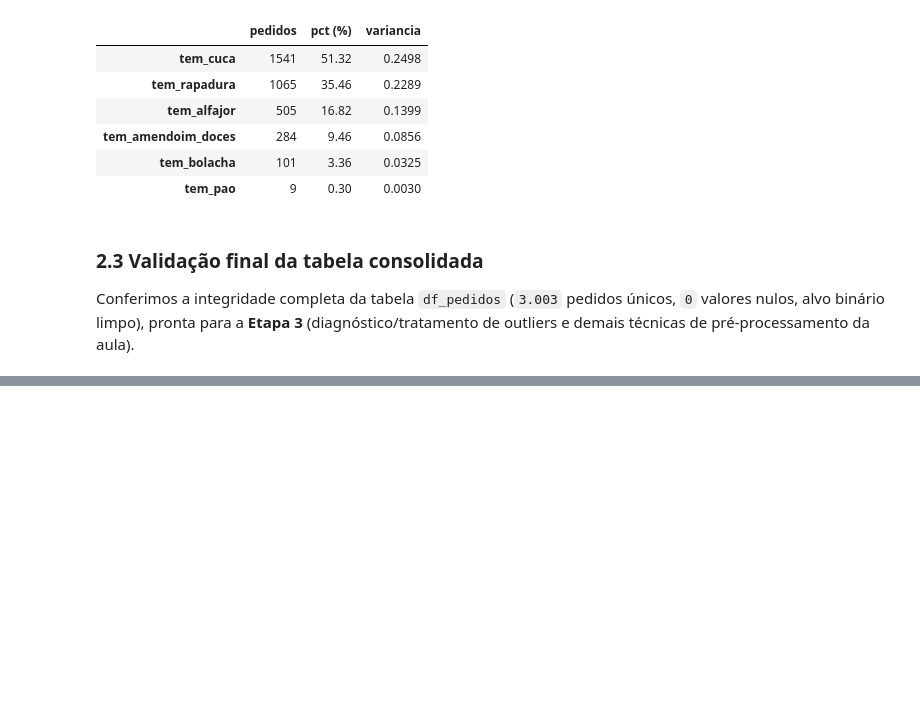
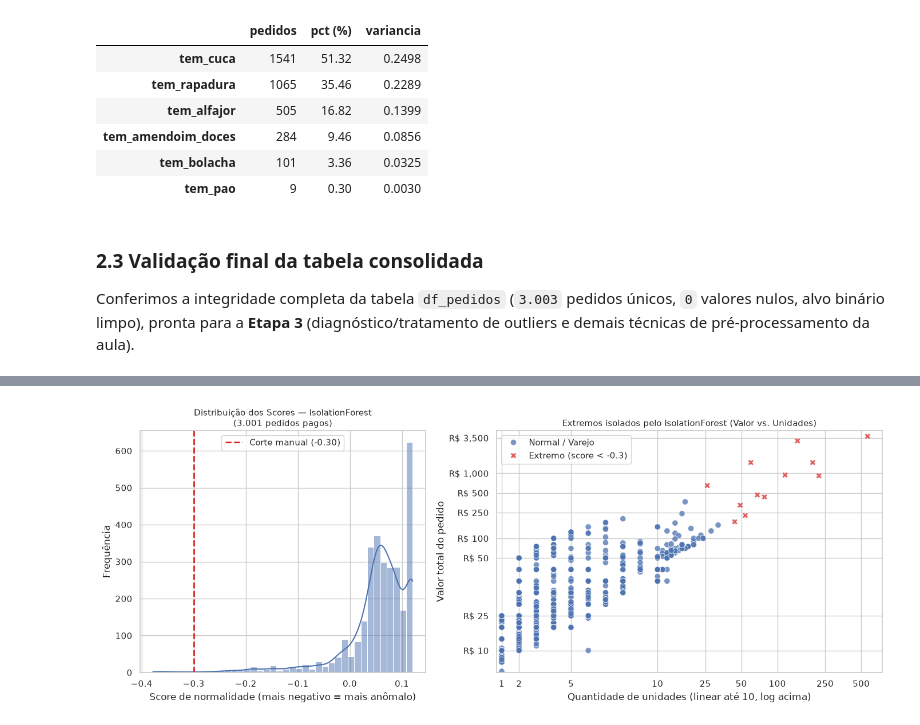
Before and after one commit to SIS-AMF/2026-2_trabalho_g2_cd, a Jupyter notebook: trabalho_g2.ipynb, the cells around one changed output, grey strips where cells are left out. Saved outputs shown, nothing was run; the diff lists cells and outputs as text; code cells hidden in the pictures; blank space fills up the shorter version.

```diff
--- a/trabalho_g2.ipynb
+++ b/trabalho_g2.ipynb
@@ -499,0 +566,88 @@ Distribuição do alvo (pagamento_digital: 0=Dinheiro, 1=Digital):
+# %%
+# 2. Regra de domínio: remover pedidos gratuitos (valor_total <= 0)
+pedidos_gratuitos = df_pedidos[df_pedidos["pedido_valor_total"] <= 0][
+    ["evento_nome", "pedido_subtotal", "pedido_valor_total", "qtd_unidades", "qtd_itens", "pagamento_digital"]
+]
+print(f"Pedidos gratuitos removidos por regra de domínio (valor_total <= 0): {len(pedidos_gratuitos)}")
+display(pedidos_gratuitos)
+
+df_pagos = df_pedidos[df_pedidos["pedido_valor_total"] > 0].copy().reset_index(drop=True)
+assert len(pedidos_gratuitos) == 2
+assert len(df_pagos) == 3001
+
+# 3. IsolationForest sobre os 3.001 pedidos pagos usando decision_function (corte visual nos scores)
+X_iso = StandardScaler().fit_transform(df_pagos[["pedido_valor_total", "qtd_unidades"]])
+iso = IsolationForest(contamination="auto", random_state=42)
+iso.fit(X_iso)
+scores_iso = iso.decision_function(X_iso)
+
+CORTE_SCORE = -0.30  # cauda extrema observada no histograma de scores
+mask_extremo = scores_iso < CORTE_SCORE
+
+# Visualização dos scores e dos extremos identificados
+fig, axes = plt.subplots(1, 2, figsize=(14, 5.5), gridspec_kw={"width_ratios": [1, 1.35]})
+
+sns.histplot(scores_iso, bins=40, kde=True, color="#4c72b0", ax=axes[0])
+axes[0].axvline(CORTE_SCORE, color="#d62728", linestyle="--", linewidth=2, label=f"Corte manual ({CORTE_SCORE:.2f})")
+axes[0].set_title("Distribuição dos Scores — IsolationForest\n(3.001 pedidos pagos)", fontsize=11)
+axes[0].set_xlabel("Score de normalidade (mais negativo = mais anômalo)")
+axes[0].set_ylabel("Frequência")
+axes[0].legend(frameon=True)
+
+status_iso = np.where(mask_extremo, f"Extremo (score < {CORTE_SCORE})", "Normal / Varejo")
+sns.scatterplot(
+    x=df_pagos["qtd_unidades"],
+    y=df_pagos["pedido_valor_total"],
+    hue=status_iso,
+    palette={"Normal / Varejo": "#4c72b0", f"Extremo (score < {CORTE_SCORE})": "#d62728"},
+    style=status_iso,
+    markers={"Normal / Varejo": "o", f"Extremo (score < {CORTE_SCORE})": "X"},
+    s=55,
+    alpha=0.75,
+    ax=axes[1],
+)
+axes[1].set_xscale("symlog", linthresh=10, linscale=1.3)
+axes[1].set_yscale("symlog", linthresh=50, linscale=1.6)
+axes[1].set_xticks(ticks_unid)
+axes[1].xaxis.set_major_formatter(mticker.StrMethodFormatter("{x:.0f}"))
+axes[1].set_yticks(ticks_valor)
+axes[1].yaxis.set_major_formatter(mticker.StrMethodFormatter("R$ {x:,.0f}"))
+axes[1].set_xlim(0.7, 750)
+axes[1].set_ylim(0.5, 4500)
+axes[1].set_title("Extremos isolados pelo IsolationForest (Valor vs. Unidades)", fontsize=11)
+axes[1].set_xlabel("Quantidade de unidades (linear até 10, log acima)")
+axes[1].set_ylabel("Valor total do pedido")
+axes[1].legend(frameon=True, loc="upper left")
+
+plt.tight_layout()
+plt.show()
+
+# Exibir os extremos removidos e aplicar Estratégia 1 (Trimming)
+extremos_removidos = df_pagos.loc[
+    mask_extremo,
+    ["evento_nome", "pedido_subtotal", "pedido_valor_total", "qtd_unidades", "qtd_itens", "pagamento_digital"],
+].assign(iso_score=np.round(scores_iso[mask_extremo], 4)).sort_values("iso_score")
+
+print(f"Eventos extremos removidos via IsolationForest (score < {CORTE_SCORE}): {len(extremos_removidos)} ({len(extremos_removidos)/len(df_pagos)*100:.2f}%)")
+display(extremos_removidos)
+
+df_varejo = df_pagos.loc[~mask_extremo].copy().reset_index(drop=True)
+
+assert len(extremos_removidos) == 12
+assert len(df_varejo) == 2989
+
+print(
+    f"Base final pós-tratamento de outliers: {len(df_varejo)} pedidos "
+    f"(removidos: 2 gratuitos + 12 extremos = 14 pedidos, {14/len(df_pedidos)*100:.2f}% da base)."
+)
+print(
+    f"Amplitude mantida (cauda natural tratada depois com PowerTransformer): "
+    f"Valor até R$ {df_varejo['pedido_valor_total'].max():.2f} | Unidades até {int(df_varejo['qtd_unidades'].max())}"
+)
+display(
+    pd.DataFrame({
+        "pedidos": df_varejo["pagamento_digital"].value_counts().sort_index(),
+        "pct (%)": (df_varejo["pagamento_digital"].value_counts(normalize=True).sort_index() * 100).round(2),
+    })
+)
+# %% [output]
@@ -499,0 +658 @@ Distribuição do alvo (pagamento_digital: 0=Dinheiro, 1=Digital):
+[figure, added]
```
Also changed, not shown: parts of 10 cells of this notebook, 4 other files.
